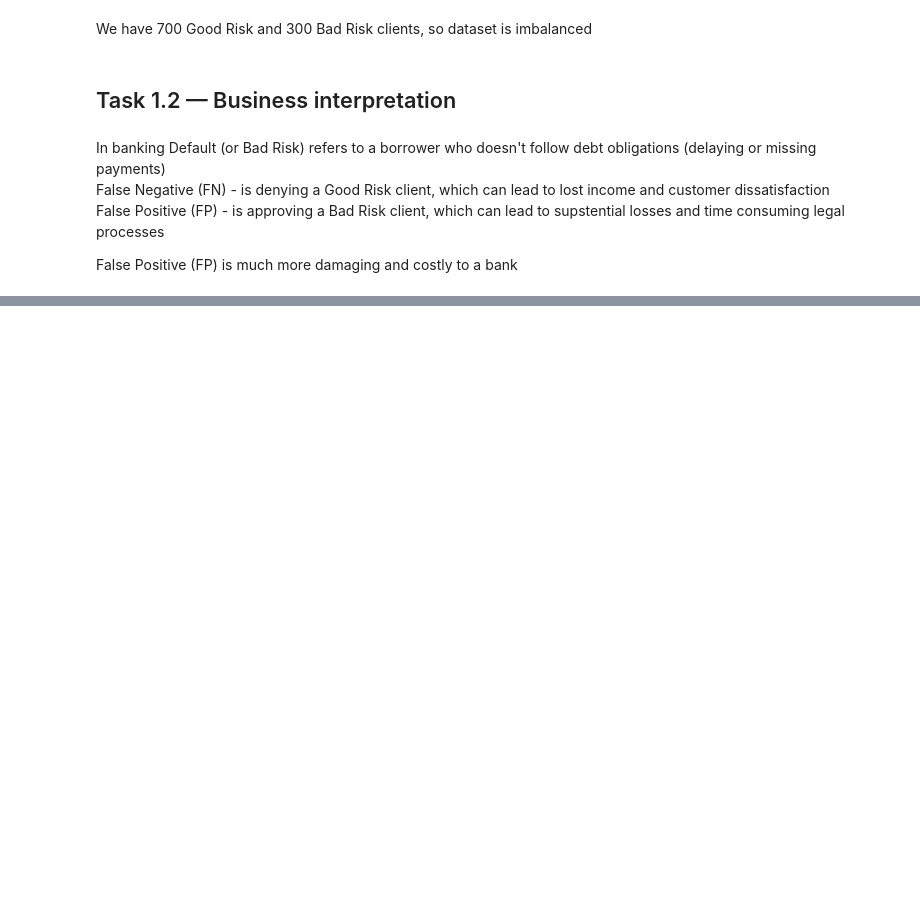
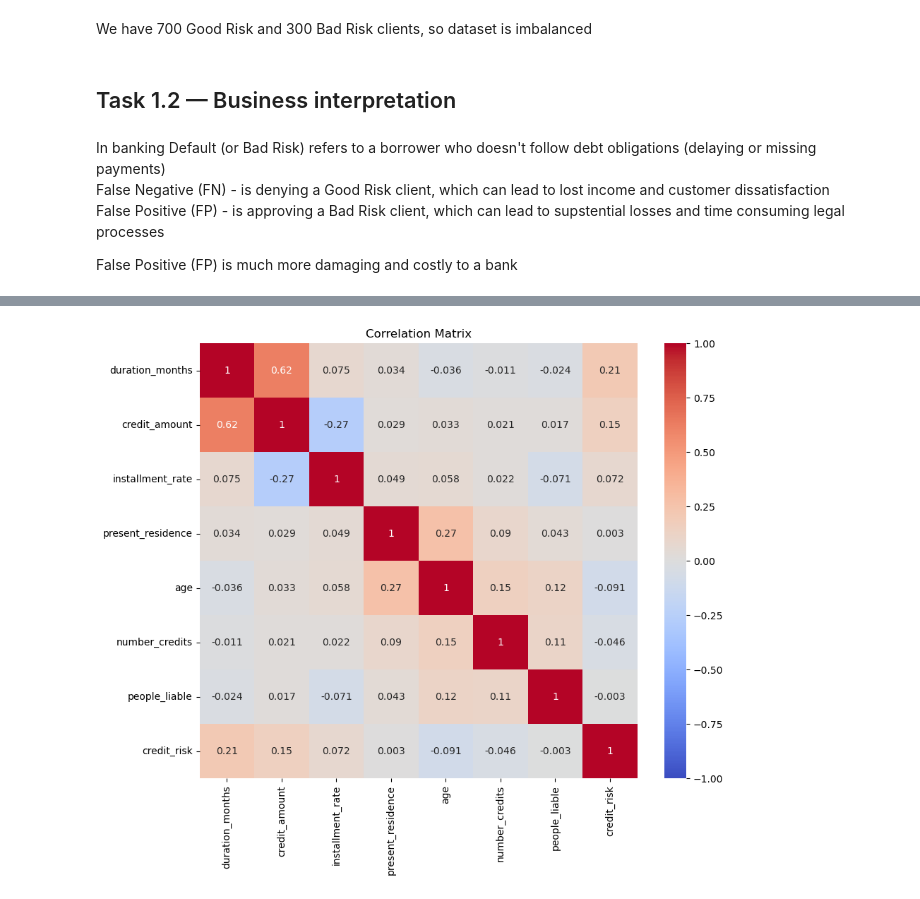
Before and after one commit to JohannFloydmann/MachineLearning, a Jupyter notebook: practise3/practise3.ipynb, the cells around one changed output, grey strips where cells are left out. Drawn from its saved outputs; the diff is of its cells as text; code cells hidden in the pictures; blank space fills up the shorter version.

```diff
--- a/practise3/practise3.ipynb
+++ b/practise3/practise3.ipynb
@@ -71,0 +118,6 @@ False Positive (FP) is much more damaging and costly to a bank
+# %%
+numeric_features = df.select_dtypes(include=['int64', 'float64']).columns.tolist()
+categorical_features = df.select_dtypes(include='str').columns.tolist()
+
+print(f"Numeric features ({len(numeric_features)}): {numeric_features}")
+print(f"Categorical features ({len(categorical_features)}): {categorical_features}")
@@ -71,0 +129,3 @@ False Positive (FP) is much more damaging and costly to a bank
+# %%
+corr_matrix = df[numeric_features].corr()
+corr_matrix
@@ -71,0 +142,7 @@ False Positive (FP) is much more damaging and costly to a bank
+# %%
+plt.figure(figsize=(10, 8))
+sns.heatmap(corr_matrix, annot=True, cmap='coolwarm',vmin=-1, vmax=1)
+plt.title('Correlation Matrix')
+plt.show()
+# %% [output]
+[figure, added]
```
Also changed, not shown: parts of 14 cells of this notebook.
